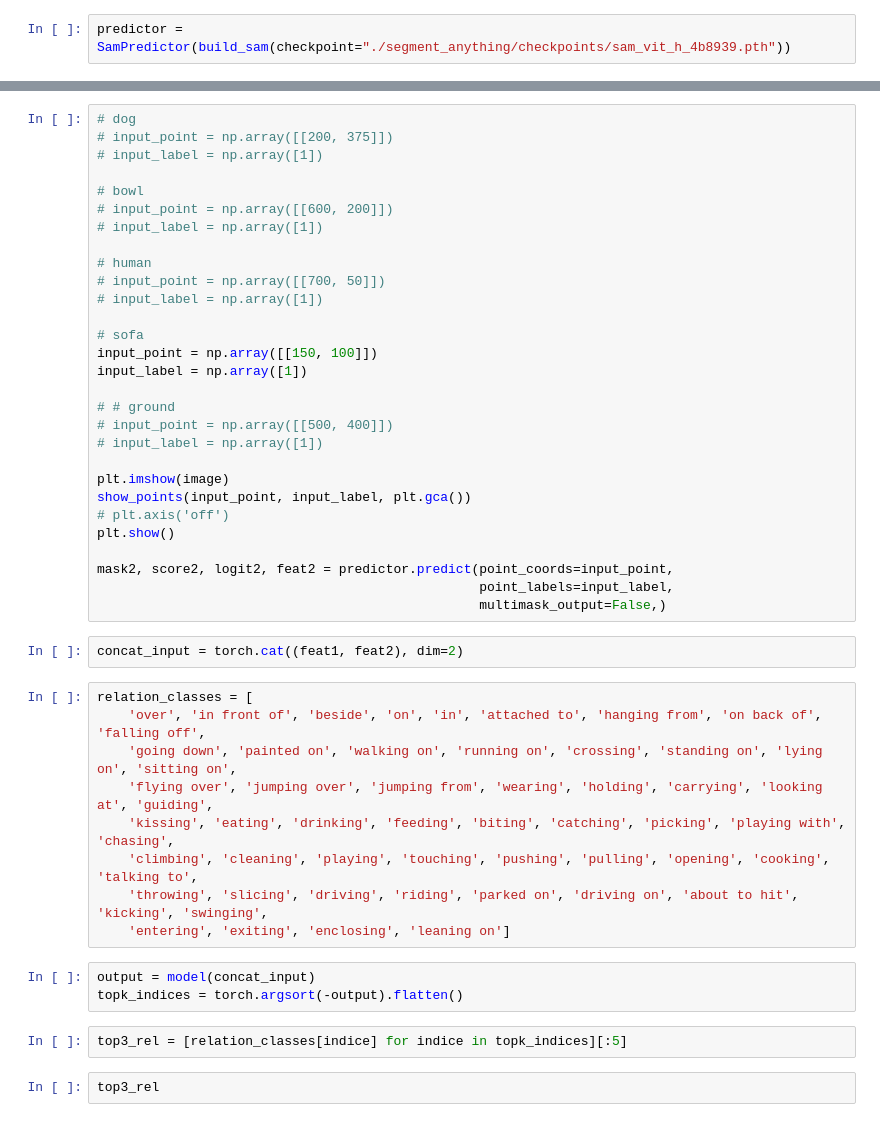
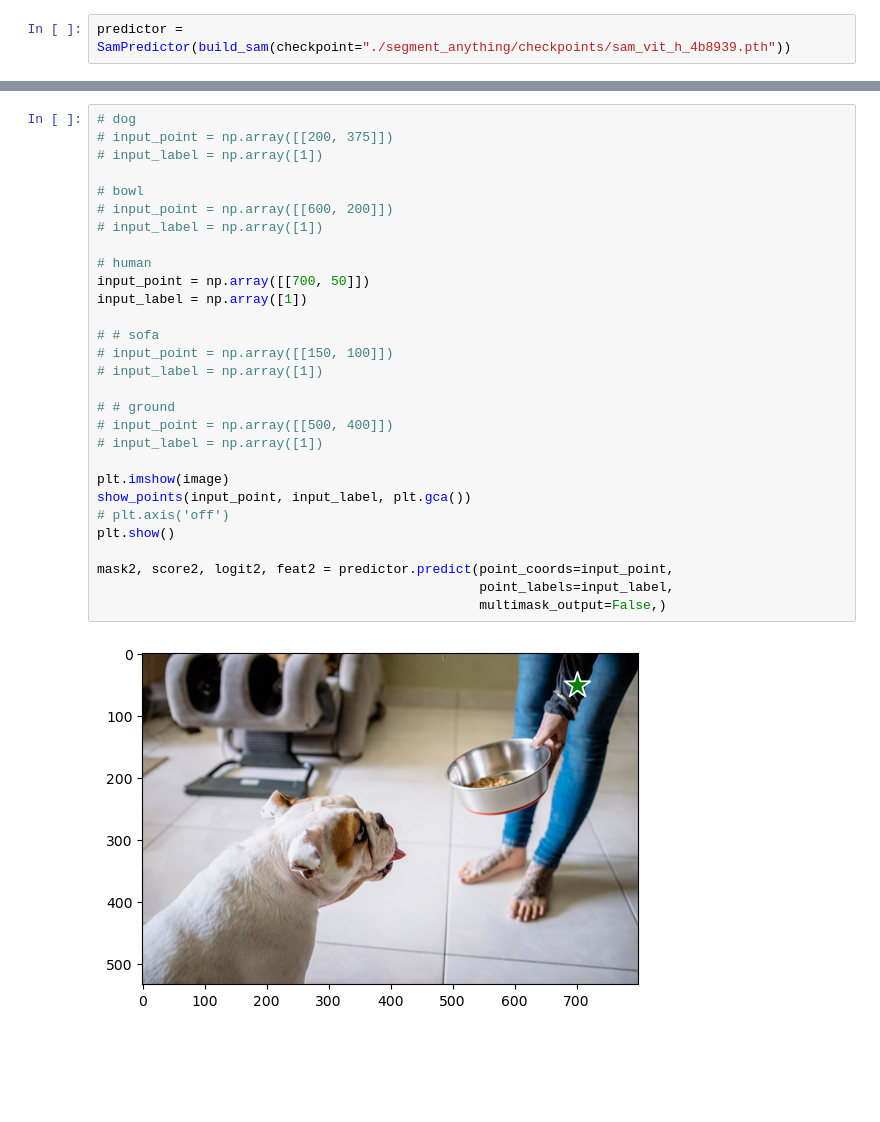
Before and after one commit to Luodian/RelateAnything, a Jupyter notebook: RelateAnythingTrain.ipynb, the cells around one changed output, grey strips where cells are left out. Saved outputs shown, nothing was run; the diff lists cells and outputs as text; blank space fills up the shorter version.

```diff
--- a/RelateAnythingTrain.ipynb
+++ b/RelateAnythingTrain.ipynb
@@ -357,47 +419,31 @@ mask1, score1, logit1, feat1 = predictor.predict(point_coords=input_point,
 # %%
 # dog
 # input_point = np.array([[200, 375]])
 # input_label = np.array([1])
 
 # bowl
 # input_point = np.array([[600, 200]])
 # input_label = np.array([1])
 
 # human
-# input_point = np.array([[700, 50]])
+input_point = np.array([[700, 50]])
+input_label = np.array([1])
+
+# # sofa
+# input_point = np.array([[150, 100]])
 # input_label = np.array([1])
-
-# sofa
-input_point = np.array([[150, 100]])
-input_label = np.array([1])
 
 # # ground
 # input_point = np.array([[500, 400]])
 # input_label = np.array([1])
 
 plt.imshow(image)
 show_points(input_point, input_label, plt.gca())
 # plt.axis('off')
 plt.show()
 
 mask2, score2, logit2, feat2 = predictor.predict(point_coords=input_point,
                                                  point_labels=input_label,
                                                  multimask_output=False,)
+# %% [output]
+[figure, added]
-# %%
-concat_input = torch.cat((feat1, feat2), dim=2)
-# %%
-relation_classes = [
-    'over', 'in front of', 'beside', 'on', 'in', 'attached to', 'hanging from', 'on back of', 'falling off',
-    'going down', 'painted on', 'walking on', 'running on', 'crossing', 'standing on', 'lying on', 'sitting on',
-    'flying over', 'jumping over', 'jumping from', 'wearing', 'holding', 'carrying', 'looking at', 'guiding',
-    'kissing', 'eating', 'drinking', 'feeding', 'biting', 'catching', 'picking', 'playing with', 'chasing',
-    'climbing', 'cleaning', 'playing', 'touching', 'pushing', 'pulling', 'opening', 'cooking', 'talking to',
-    'throwing', 'slicing', 'driving', 'riding', 'parked on', 'driving on', 'about to hit', 'kicking', 'swinging',
-    'entering', 'exiting', 'enclosing', 'leaning on']
-# %%
-output = model(concat_input)
-topk_indices = torch.argsort(-output).flatten()
-# %%
-top3_rel = [relation_classes[indice] for indice in topk_indices][:5]
-# %%
-top3_rel
```
Also changed, not shown: parts of 42 cells of this notebook, 5 other files.
